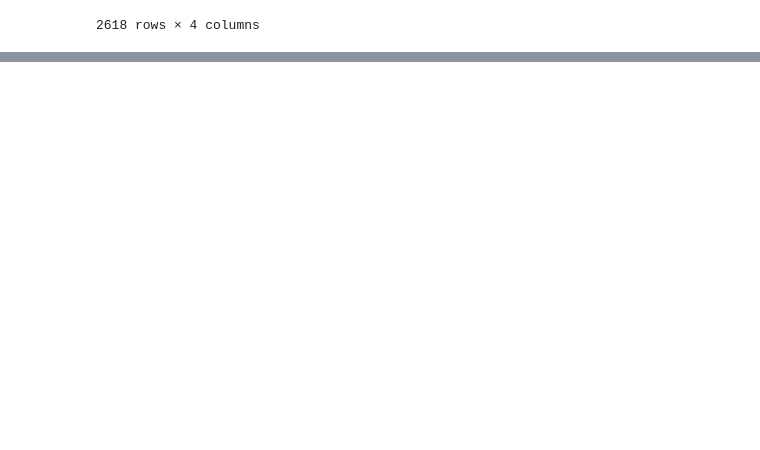
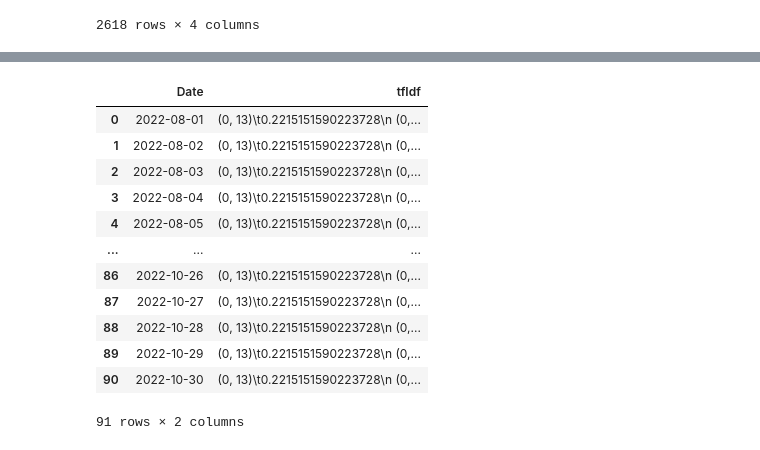
Before and after one commit to a-guler/BIST30PREDICTION, a Jupyter notebook: preprocess.ipynb, the cells around one changed output, grey strips where cells are left out. Drawn from its saved outputs; the diff is of its cells as text; code cells hidden in the pictures; blank space fills up the shorter version.

```diff
--- a/preprocess.ipynb
+++ b/preprocess.ipynb
@@ -37,0 +35,27 @@ TypeError: Invalid comparison between dtype=datetime64[ns] and date
+# %%
+from datetime import date,datetime, timedelta
+import matplotlib.pyplot as plt
+start_date = date(2022, 8, 1)
+end_date = date(2022, 10, 31)
+
+nums = []
+days = daysBetween(start_date, end_date)
+
+display(days)
+for currDate in daterange(start_date,end_date):
+    numOfNews = len(news.where(news['Date'].dt.date == currDate).dropna())
+    nums.append(numOfNews)
+
+# plt.plot(daterange(start_date, end_date), nums, label = "number of Daily News")
+# # naming the x axis
+# plt.xlabel('Time')
+# # naming the y axis
+# plt.ylabel('Number Of News')
+# # giving a title to my graph
+# plt.title('Number Of Daily News Published')
+
+# # show a legend on the plot
+# plt.legend()
+
+# # function to show the plot
+# plt.show()
@@ -37,0 +80,31 @@ TypeError: Invalid comparison between dtype=datetime64[ns] and date
+# %%
+from datetime import date,datetime, timedelta
+from sklearn.feature_extraction.text import TfidfTransformer,TfidfVectorizer
+start_date = date(2022, 8, 1)
+end_date = date(2022, 10, 31)
+
+
+tfIdfVectorizer=TfidfVectorizer(use_idf=True)
+new_data = pd.DataFrame(columns=['Date', 'tfIdf'])
+for currDate in daterange(start_date, end_date):
+    newsOfTheDay = news.where(news["Date"].dt.date == date(2022,10,2)).dropna()
+    # display(newsOfTheDay['Title'])
+    tfIdf = tfIdfVectorizer.fit_transform(newsOfTheDay['Description'])
+    df = pd.DataFrame(tfIdf[0].T.todense(), index=tfIdfVectorizer.get_feature_names(), columns=["TF-IDF"])
+
+    new_data.loc[len(new_data.index)] = [currDate, tfIdf]
+display(new_data)
+# %% [output]
+|  | Date | tfIdf |
+| 0 | 2022-08-01 | (0, 13)\t0.2215151590223728\n (0,... |
+| 1 | 2022-08-02 | (0, 13)\t0.2215151590223728\n (0,... |
+| 2 | 2022-08-03 | (0, 13)\t0.2215151590223728\n (0,... |
+| 3 | 2022-08-04 | (0, 13)\t0.2215151590223728\n (0,... |
+| 4 | 2022-08-05 | (0, 13)\t0.2215151590223728\n (0,... |
+| ... | ... | ... |
+| 86 | 2022-10-26 | (0, 13)\t0.2215151590223728\n (0,... |
+| 87 | 2022-10-27 | (0, 13)\t0.2215151590223728\n (0,... |
+| 88 | 2022-10-28 | (0, 13)\t0.2215151590223728\n (0,... |
+| 89 | 2022-10-29 | (0, 13)\t0.2215151590223728\n (0,... |
+| 90 | 2022-10-30 | (0, 13)\t0.2215151590223728\n (0,... |
+91 rows × 2 columns
```
Also changed, not shown: parts of 6 cells of this notebook, 1 other file.
